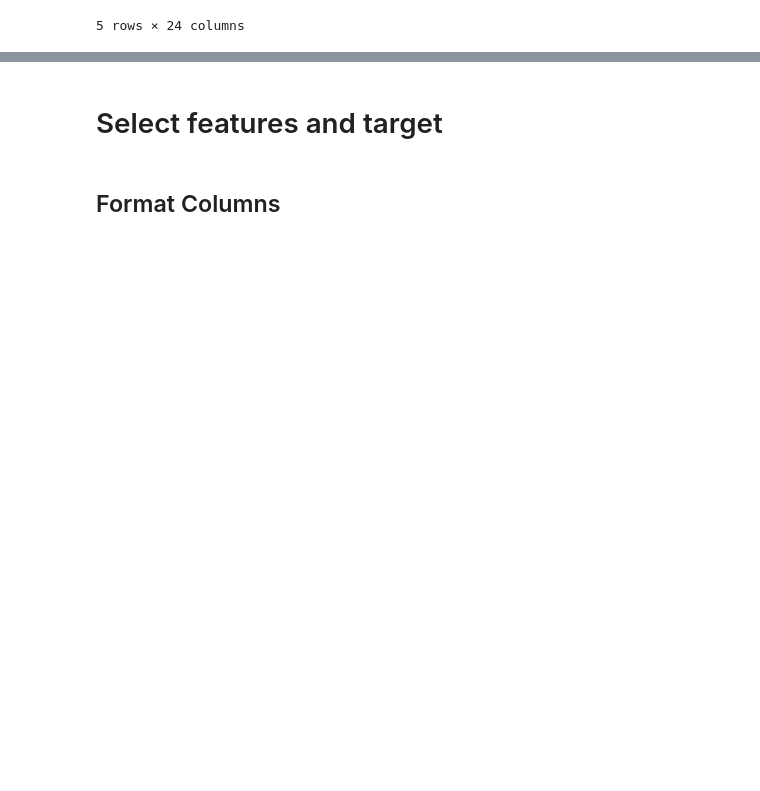
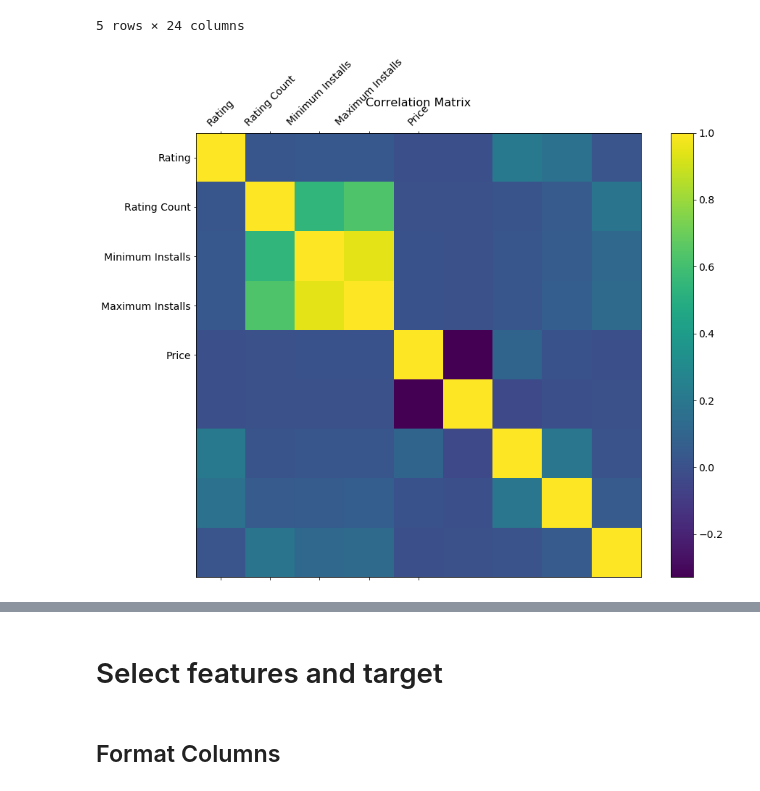
Before and after one commit to Superocker50/CMPT-353-Final-Project, a Jupyter notebook: machine-learning.ipynb, the cells around one changed output, grey strips where cells are left out. Cells and saved outputs as stored; diff of their text form; code cells hidden in the pictures; blank space fills up the shorter version.

```diff
--- a/machine-learning.ipynb
+++ b/machine-learning.ipynb
@@ -68,3 +256,17 @@ apps.head()
 | 5 | IMOCCI | com.imocci | Social | 0.0 | 0.0 | 50+ | 50.0 | 89 | ... |
 | 9 | Neon 3d Iron Tech Keyboard Theme | com.ikeyboard.theme.neon_3d.iron.... | Personalization | 4.7 | 820.0 | 50,000+ | 50000.0 | 62433 | ... |
 5 rows × 24 columns
+# %%
+f = plt.figure(figsize=(15, 11))
+plt.matshow(google.corr(), fignum=f.number)
+
+plt.xticks(range(google.select_dtypes(['number']).shape[1]), google.select_dtypes(['number']).columns, fontsize=14, rotation=45)
+plt.yticks(range(google.select_dtypes(['number']).shape[1]), google.select_dtypes(['number']).columns, fontsize=14)
+
+cb = plt.colorbar()
+cb.ax.tick_params(labelsize=14)
+plt.title('Correlation Matrix', fontsize=16);
+
+plt.show()
+# %% [output]
+[figure, added]
```
Also changed, not shown: parts of 52 cells of this notebook.
